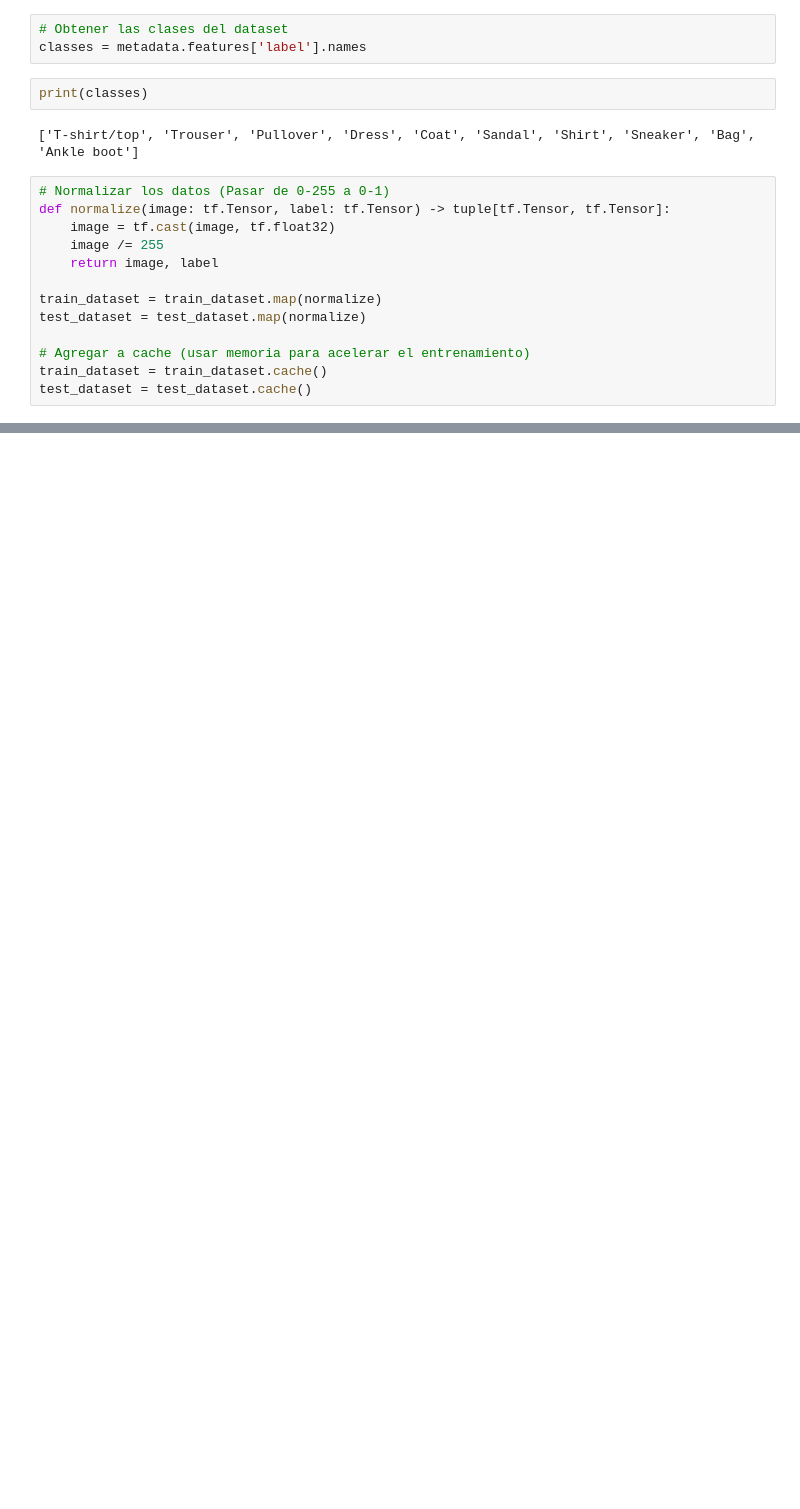
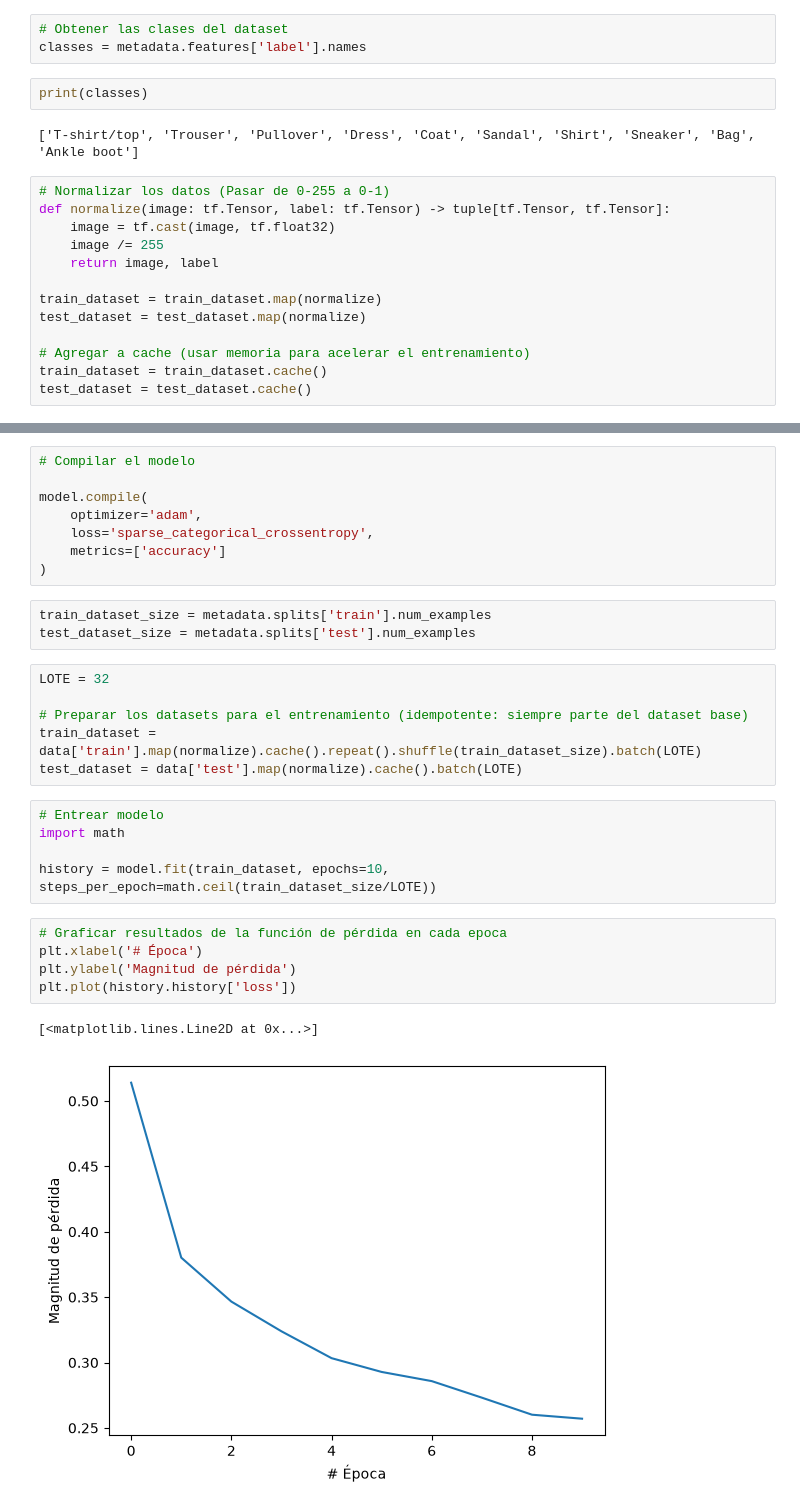
Before and after one commit to hdz-kevin/ejercicios_redes_neuronales, a Jupyter notebook: fashion_mnist.ipynb, the cells around one changed output, grey strips where cells are left out. Cells and saved outputs as stored; diff of their text form; blank space fills up the shorter version.

```diff
--- a/fashion_mnist.ipynb
+++ b/fashion_mnist.ipynb
@@ -32,0 +62,30 @@ test_dataset = test_dataset.cache()
+# %%
+# Compilar el modelo
+
+model.compile(
+    optimizer='adam',
+    loss='sparse_categorical_crossentropy',
+    metrics=['accuracy']
+)
+# %%
+train_dataset_size = metadata.splits['train'].num_examples
+test_dataset_size = metadata.splits['test'].num_examples
+# %%
+LOTE = 32
+
+# Preparar los datasets para el entrenamiento (idempotente: siempre parte del dataset base)
+train_dataset = data['train'].map(normalize).cache().repeat().shuffle(train_dataset_size).batch(LOTE)
+test_dataset = data['test'].map(normalize).cache().batch(LOTE)
+# %%
+# Entrear modelo
+import math
+
+history = model.fit(train_dataset, epochs=10, steps_per_epoch=math.ceil(train_dataset_size/LOTE))
+# %%
+# Graficar resultados de la función de pérdida en cada epoca
+plt.xlabel('# Época')
+plt.ylabel('Magnitud de pérdida')
+plt.plot(history.history['loss'])
+# %% [output]
+[<matplotlib.lines.Line2D at 0x...>]
+[figure, added]
```
Also changed, not shown: parts of 4 cells of this notebook.
